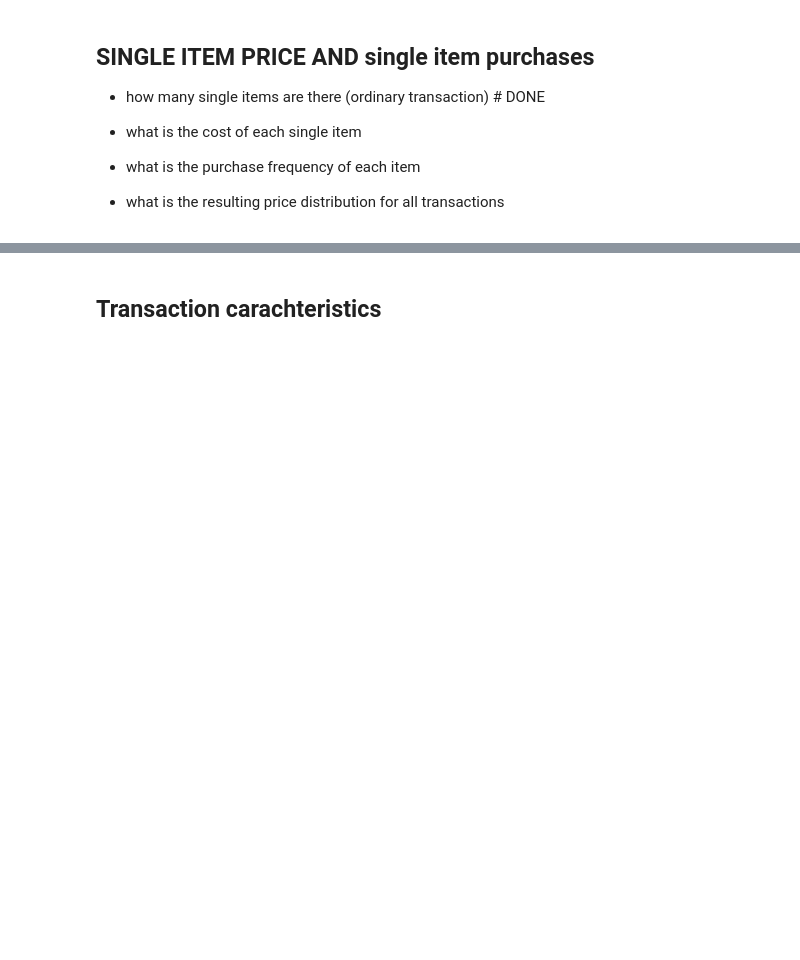
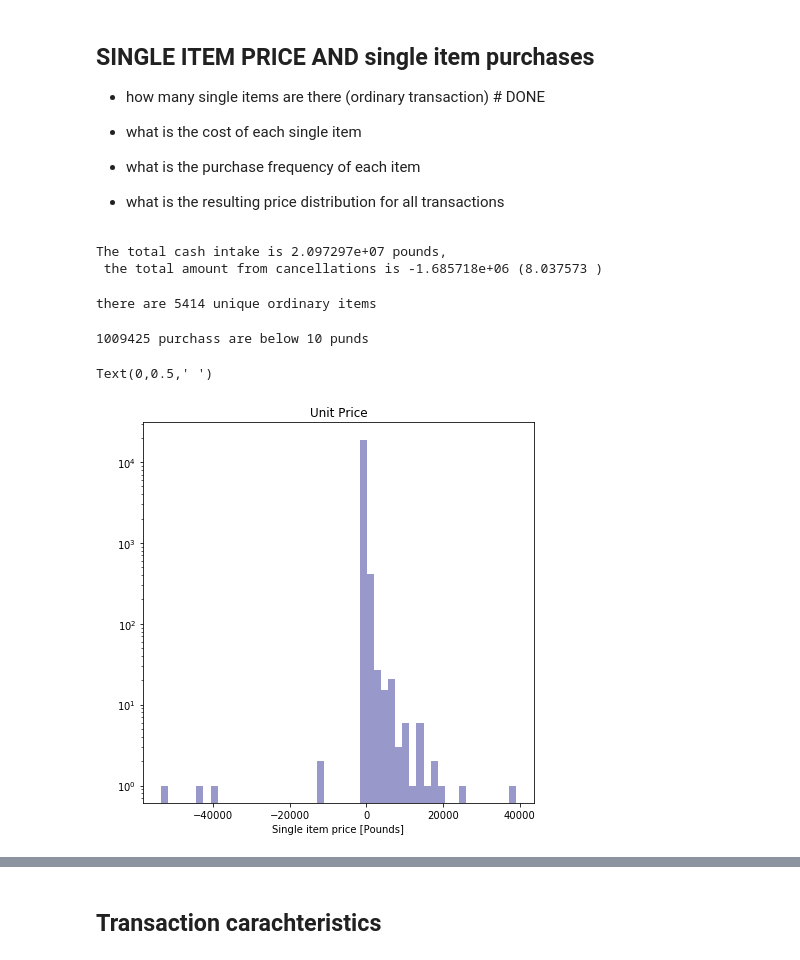
Before and after one commit to franzoni/proton-Hands-on_task_Senior_Data_Scientist, a Jupyter notebook: proton-EDA.ipynb, the cells around one changed output, grey strips where cells are left out. Saved outputs shown, nothing was run; the diff lists cells and outputs as text; code cells hidden in the pictures; blank space fills up the shorter version.

```diff
--- a/proton-EDA.ipynb
+++ b/proton-EDA.ipynb
@@ -114,6 +163,3 @@ there are only two exceptions, here below:
 # %%
 # remove the "Adjust bad debt"
-df = (df.loc[ (df.IsCancellation < 2) ])
-
-#from IPython.core.display import display, HTML
-#display(HTML("""<a href="https://google.at">text</a>"""))
+(df.loc[ (df.IsCancellation == 2) ])
@@ -183,21 +237,35 @@ transaction_plus   = (df.loc[df.Transaction > 0.]).Transaction.agg([sum])
 transaction_cancel = (df.loc[df.Transaction < 0.]).Transaction.agg([sum])
 print('The total cash intake is %e pounds,\n the total amount from cancellations is %e (%f )' \
         %(transaction_plus,transaction_cancel,-100*transaction_cancel/transaction_plus))
+# %% [output]
+The total cash intake is 2.097297e+07 pounds,
+ the total amount from cancellations is -1.685718e+06 (8.037573 )
+# %%
+print('there are %d unique ordinary items'%len(df.loc[(df['IsOrdinaryItem']==1)].Description.unique()))
+# %% [output]
+there are 5414 unique ordinary items
+# %%
+print('%d purchass are below 10 punds'%len(df.loc[(df['IsOrdinaryItem']==1) & (df['Price']<10)] ))
+# %% [output]
+1009425 purchass are below 10 punds
 # %%
 # Exclude cancellations to get the spectrum of single items price
 # motivation: the cancellation would give rise to a double counting
 
 # NOTE: cancellations are sometimes negative Quantity for positive price,
 # other times they are positive Quantity and negative price
 tit='Unit Price'
 #(df.loc[ (df.Price > 0.) & (df.Quantity > 0)]).Price.plot(kind='hist',logy=True,title=tit,bins=50,figsize=(7,7))
 
 (df.loc[ (df.IsCancellation >0 ) ]) \
  .Price.plot(kind='hist',logy=True,title=tit,bins=50, \
      colormap='terrain',alpha=0.5,figsize=(7,7))
 
-plt.xlabel('Single item price [Pouunds]')
+plt.xlabel('Single item price [Pounds]')
 plt.ylabel(' ')
+# %% [output]
+Text(0,0.5,' ')
+[figure, added]
 # %%
 tit='Unit Price of ordinary item'
 
```
Also changed, not shown: parts of 52 cells of this notebook, 2 other files.
